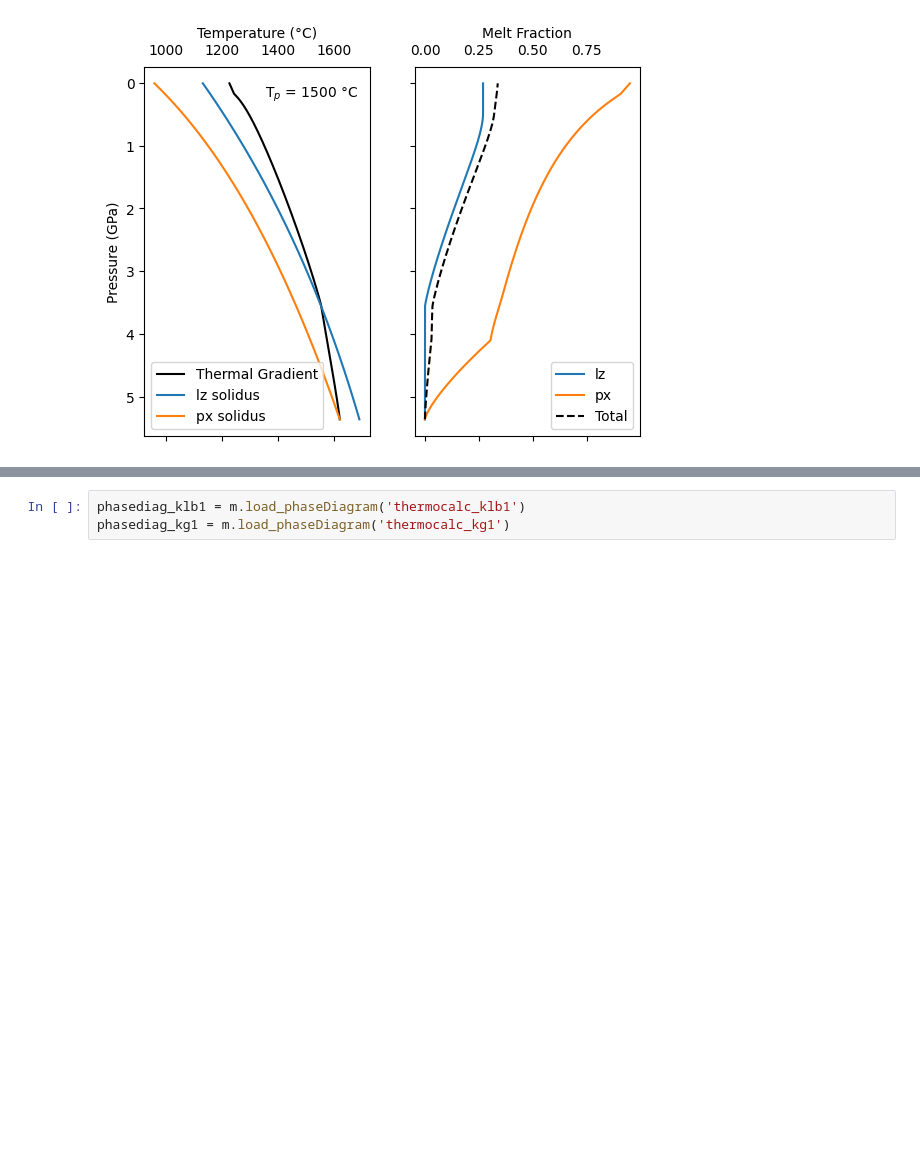
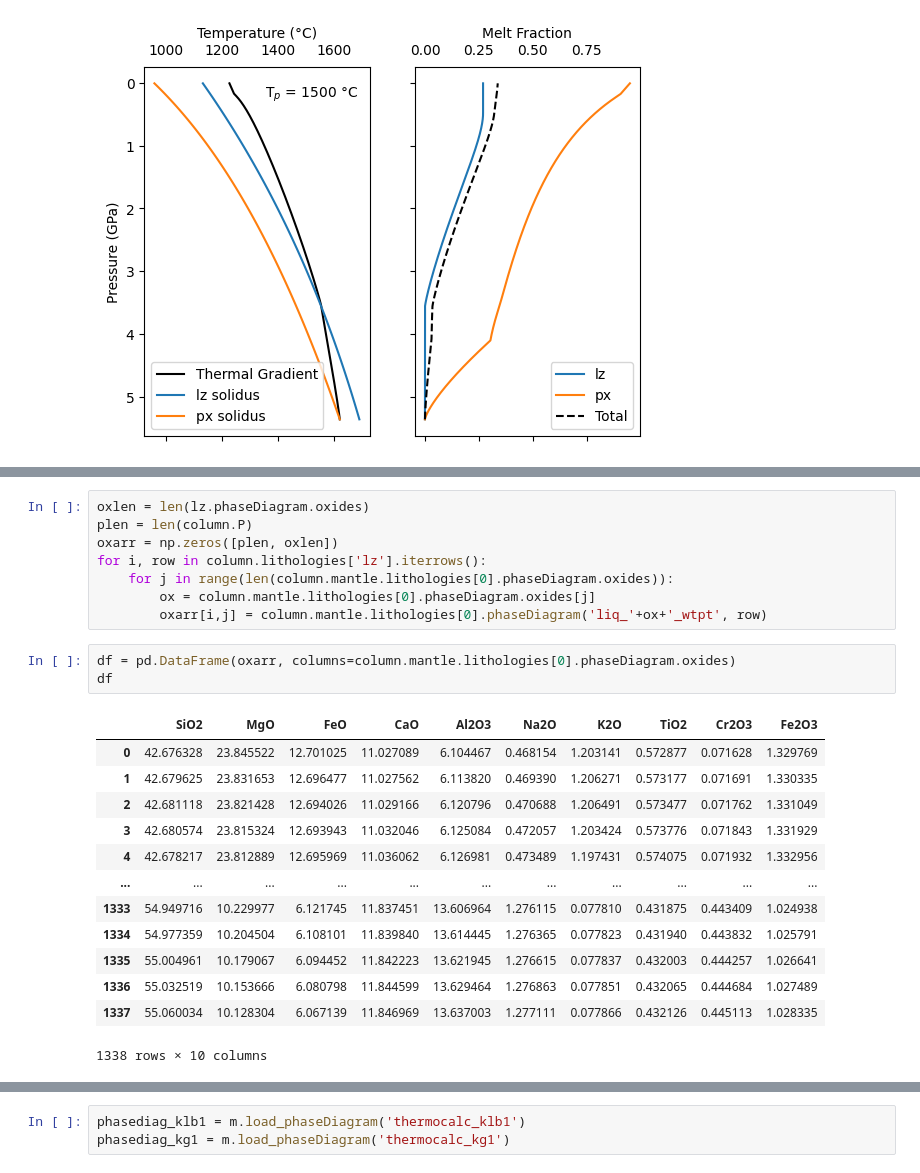
Before and after one commit to simonwmatthews/pyMelt, a Jupyter notebook: dev/stableisotopeengine.ipynb, the cells around one changed output, grey strips where cells are left out. Drawn from its saved outputs; the diff is of its cells as text; blank space fills up the shorter version.

```diff
--- a/dev/stableisotopeengine.ipynb
+++ b/dev/stableisotopeengine.ipynb
@@ -67,0 +93,25 @@ plt.show()
+# %%
+oxlen = len(lz.phaseDiagram.oxides)
+plen = len(column.P)
+oxarr = np.zeros([plen, oxlen])
+for i, row in column.lithologies['lz'].iterrows():
+    for j in range(len(column.mantle.lithologies[0].phaseDiagram.oxides)):
+        ox = column.mantle.lithologies[0].phaseDiagram.oxides[j]
+        oxarr[i,j] = column.mantle.lithologies[0].phaseDiagram('liq_'+ox+'_wtpt', row)
+# %%
+df = pd.DataFrame(oxarr, columns=column.mantle.lithologies[0].phaseDiagram.oxides)
+df
+# %% [output]
+|  | SiO2 | MgO | FeO | CaO | Al2O3 | Na2O | K2O | TiO2 | Cr2O3 | Fe2O3 |
+| 0 | 42.676328 | 23.845522 | 12.701025 | 11.027089 | 6.104467 | 0.468154 | 1.203141 | 0.572877 | 0.071628 | 1.329769 |
+| 1 | 42.679625 | 23.831653 | 12.696477 | 11.027562 | 6.113820 | 0.469390 | 1.206271 | 0.573177 | 0.071691 | 1.330335 |
+| 2 | 42.681118 | 23.821428 | 12.694026 | 11.029166 | 6.120796 | 0.470688 | 1.206491 | 0.573477 | 0.071762 | 1.331049 |
+| 3 | 42.680574 | 23.815324 | 12.693943 | 11.032046 | 6.125084 | 0.472057 | 1.203424 | 0.573776 | 0.071843 | 1.331929 |
+| 4 | 42.678217 | 23.812889 | 12.695969 | 11.036062 | 6.126981 | 0.473489 | 1.197431 | 0.574075 | 0.071932 | 1.332956 |
+| ... | ... | ... | ... | ... | ... | ... | ... | ... | ... | ... |
+| 1333 | 54.949716 | 10.229977 | 6.121745 | 11.837451 | 13.606964 | 1.276115 | 0.077810 | 0.431875 | 0.443409 | 1.024938 |
+| 1334 | 54.977359 | 10.204504 | 6.108101 | 11.839840 | 13.614445 | 1.276365 | 0.077823 | 0.431940 | 0.443832 | 1.025791 |
+| 1335 | 55.004961 | 10.179067 | 6.094452 | 11.842223 | 13.621945 | 1.276615 | 0.077837 | 0.432003 | 0.444257 | 1.026641 |
+| 1336 | 55.032519 | 10.153666 | 6.080798 | 11.844599 | 13.629464 | 1.276863 | 0.077851 | 0.432065 | 0.444684 | 1.027489 |
+| 1337 | 55.060034 | 10.128304 | 6.067139 | 11.846969 | 13.637003 | 1.277111 | 0.077866 | 0.432126 | 0.445113 | 1.028335 |
+1338 rows × 10 columns
```
Also changed, not shown: parts of 9 cells of this notebook, 1 other file.
